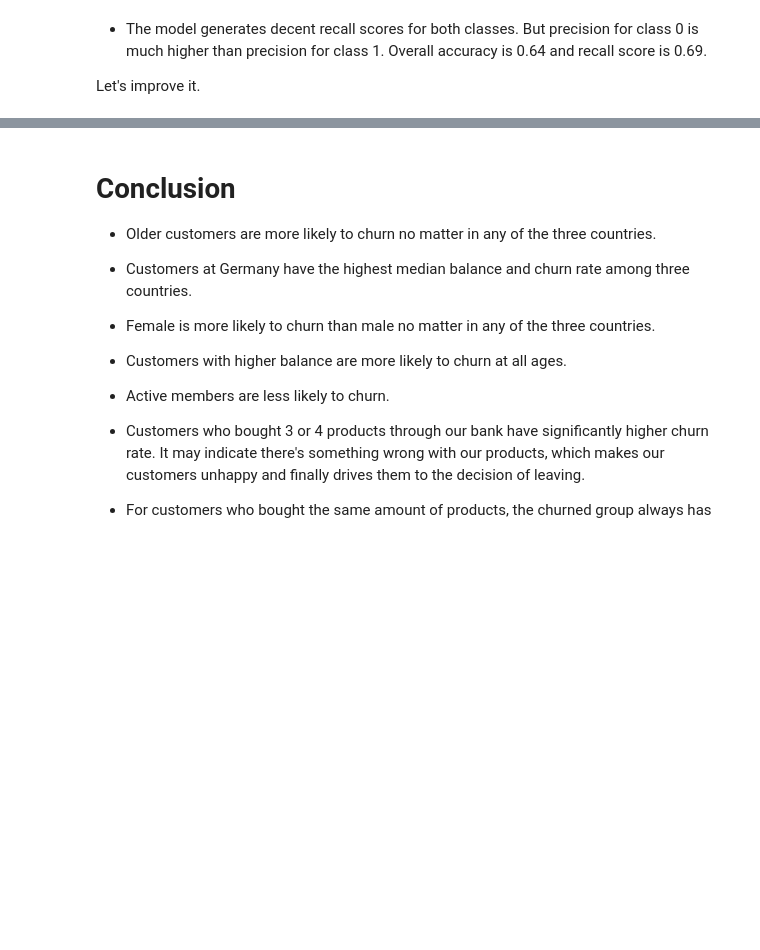
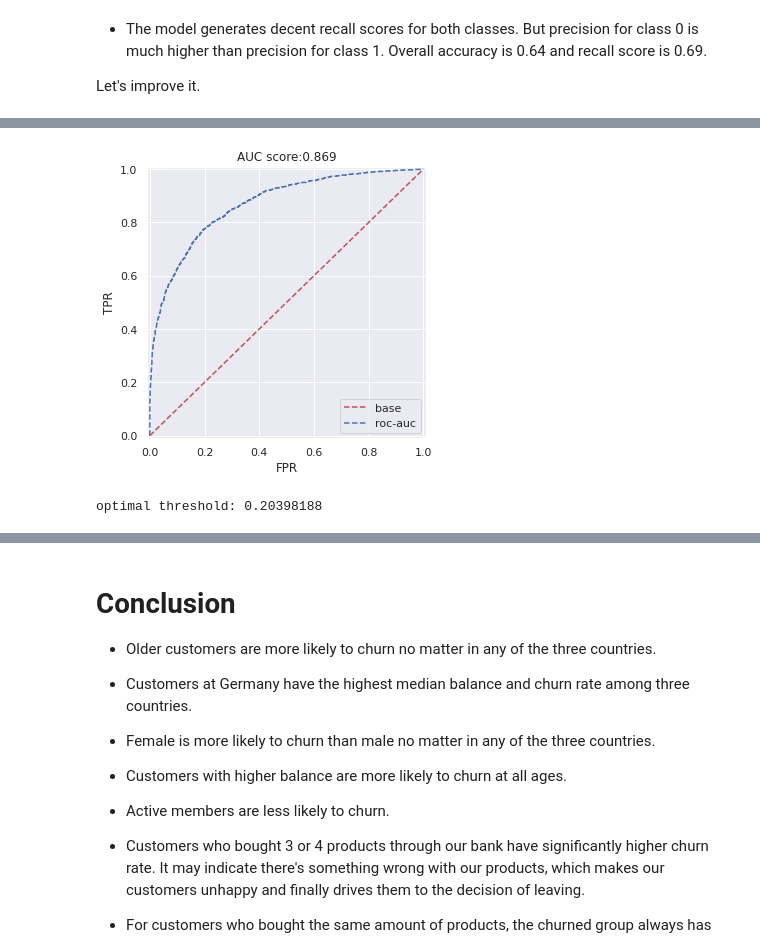
Before and after one commit to liangym2014/Data-science-and-machine-learning, a Jupyter notebook: 7.Bank_Churn.ipynb, the cells around one changed output, grey strips where cells are left out. Saved outputs shown, nothing was run; the diff lists cells and outputs as text; code cells hidden in the pictures; blank space fills up the shorter version.

```diff
--- a/7.Bank_Churn.ipynb
+++ b/7.Bank_Churn.ipynb
@@ -732,0 +803,3 @@ Let's improve it.
+# %%
+y_train_prob = model2.predict(X_train)
+y_train_prob
@@ -732,0 +814,10 @@ Let's improve it.
+# %%
+fpr, tpr, threshold = roc_auc(y_train, y_train_prob)
+# %% [output]
+[figure, added]
+# %%
+idx = np.argmax(tpr - fpr)  # the index at which tpr and fpr achieve the maximum difference
+optimal_thresh = threshold[idx]
+print("optimal threshold:", optimal_thresh)
+# %% [output]
+optimal threshold: 0.20398188
```
Also changed, not shown: parts of 39 cells of this notebook.
